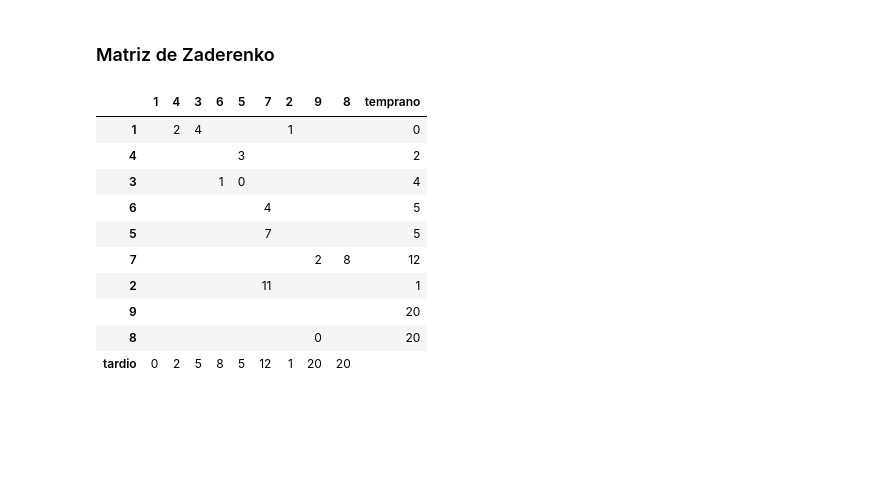
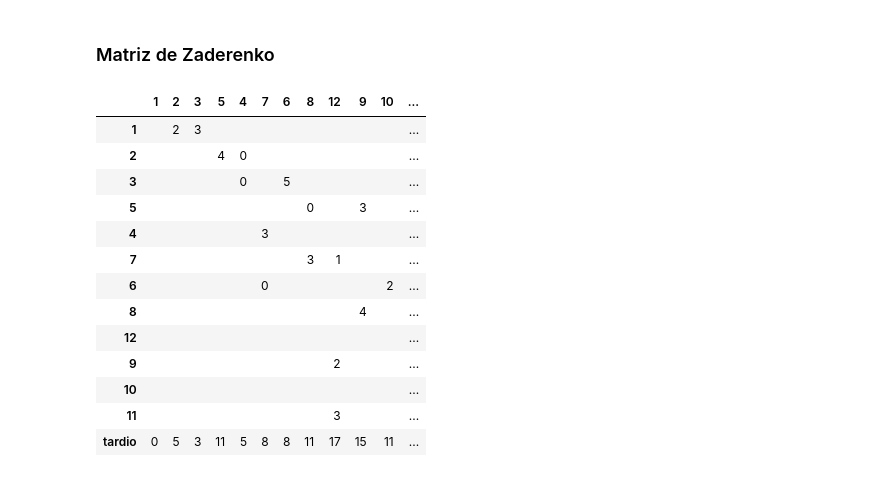
Before and after one commit to mcasl/pmULE, a Jupyter notebook: PERTs en Python.ipynb, the cells around one changed output. Cells and saved outputs as stored; diff of their text form; code cells hidden in the pictures; blank space fills up the shorter version.

```diff
--- a/PERTs en Python.ipynb
+++ b/PERTs en Python.ipynb
@@ -54,19 +107,23 @@ Image(filename)
 # %% [markdown]
 ### Matriz de Zaderenko
-# %%
-pert.zaderenko()
-# %% [output]
-|  | 1 | 4 | 3 | 6 | 5 | 7 | 2 | 9 | 8 | temprano |
-| 1 |  | 2 | 4 |  |  |  | 1 |  |  | 0 |
-| 4 |  |  |  |  | 3 |  |  |  |  | 2 |
-| 3 |  |  |  | 1 | 0 |  |  |  |  | 4 |
-| 6 |  |  |  |  |  | 4 |  |  |  | 5 |
-| 5 |  |  |  |  |  | 7 |  |  |  | 5 |
-| 7 |  |  |  |  |  |  |  | 2 | 8 | 12 |
-| 2 |  |  |  |  |  | 11 |  |  |  | 1 |
-| 9 |  |  |  |  |  |  |  |  |  | 20 |
-| 8 |  |  |  |  |  |  |  | 0 |  | 20 |
-| tardio | 0 | 2 | 5 | 8 | 5 | 12 | 1 | 20 | 20 |  |
+# %%
+zaderenko = pert.zaderenko()
+zaderenko
+# %% [output]
+|  | 1 | 2 | 3 | 5 | 4 | 7 | 6 | 8 | 12 | 9 | 10 | ... |
+| 1 |  | 2 | 3 |  |  |  |  |  |  |  |  | ... |
+| 2 |  |  |  | 4 | 0 |  |  |  |  |  |  | ... |
+| 3 |  |  |  |  | 0 |  | 5 |  |  |  |  | ... |
+| 5 |  |  |  |  |  |  |  | 0 |  | 3 |  | ... |
+| 4 |  |  |  |  |  | 3 |  |  |  |  |  | ... |
+| 7 |  |  |  |  |  |  |  | 3 | 1 |  |  | ... |
+| 6 |  |  |  |  |  | 0 |  |  |  |  | 2 | ... |
+| 8 |  |  |  |  |  |  |  |  |  | 4 |  | ... |
+| 12 |  |  |  |  |  |  |  |  |  |  |  | ... |
+| 9 |  |  |  |  |  |  |  |  | 2 |  |  | ... |
+| 10 |  |  |  |  |  |  |  |  |  |  |  | ... |
+| 11 |  |  |  |  |  |  |  |  | 3 |  |  | ... |
+| tardio | 0 | 5 | 3 | 11 | 5 | 8 | 8 | 11 | 17 | 15 | 11 | ... |
 # %%
 pert.tiempos()
 # %% [output]
```
Also changed, not shown: parts of 10 cells of this notebook, 1 other file.
